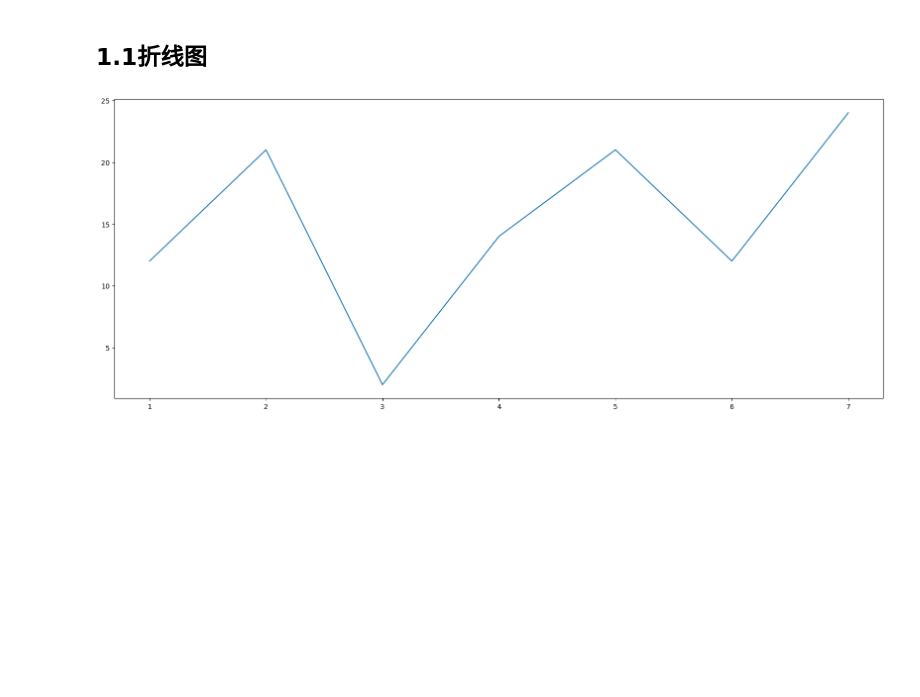
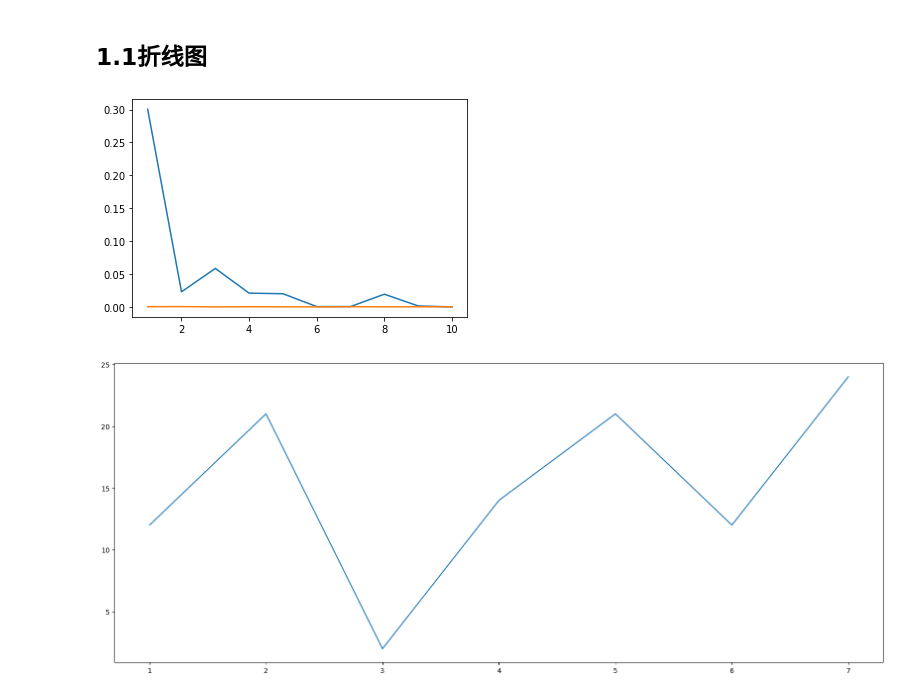
Before and after one commit to haonanzhang314/Machine-Learning, a Jupyter notebook: matplotlib笔记.ipynb, the cells around one changed output. Drawn from its saved outputs; the diff is of its cells as text; code cells hidden in the pictures; blank space fills up the shorter version.

```diff
--- a/matplotlib笔记.ipynb
+++ b/matplotlib笔记.ipynb
@@ -260,6 +260,18 @@ print(D)  # 结果[[[0.23309825 0.16705292][0.41399771 0.11429055]][[0.15942861
 # 1.图像功能的实现
 # %% [markdown]
 ## 1.1折线图
+# %%
+import matplotlib.pyplot as plt
+x = [1,2,3,4,5,6,7,8,9,10]
+y = [0.300396,0.023347,0.058859,0.021332,0.020462,
+     0.000924,0.001011,0.019741,0.001917,0.000443]
+x = [1,2,3,4,5,6,7,8,9,10]
+y1 = [0.0008,0.0009,0.0005,0.0007,0.0006,
+      0.0005,0.0007,0.0006,0.0006,0.0007]
+plt.plot(x,y,x,y1)
+plt.show()
+# %% [output]
+[figure, added]
 # %%
 # 第一步调用matplotlib。pyplot是一个绘图子模块 plt就是自己命的名字
 import matplotlib.pyplot as plt
```
Also changed, not shown: parts of 14 cells of this notebook.
